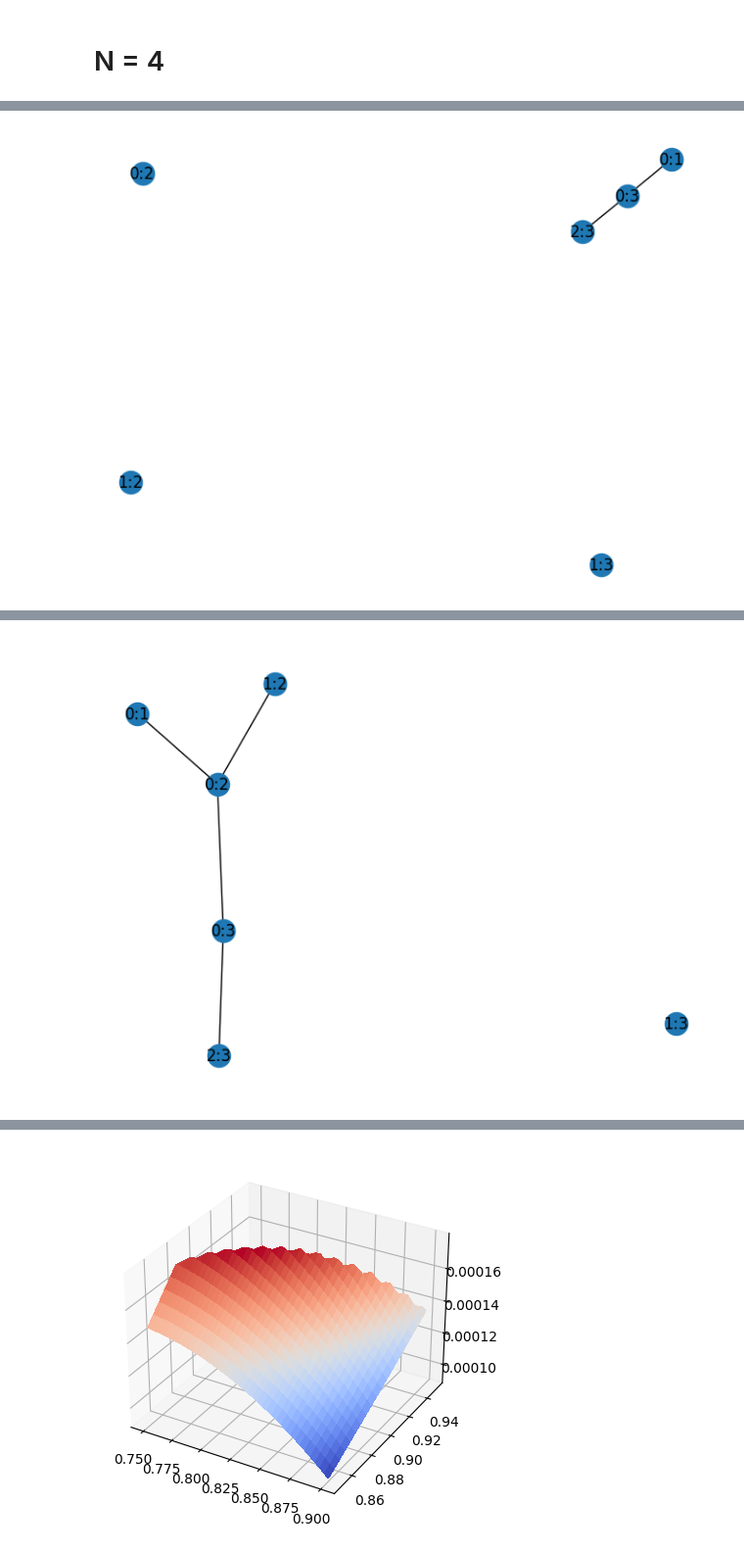
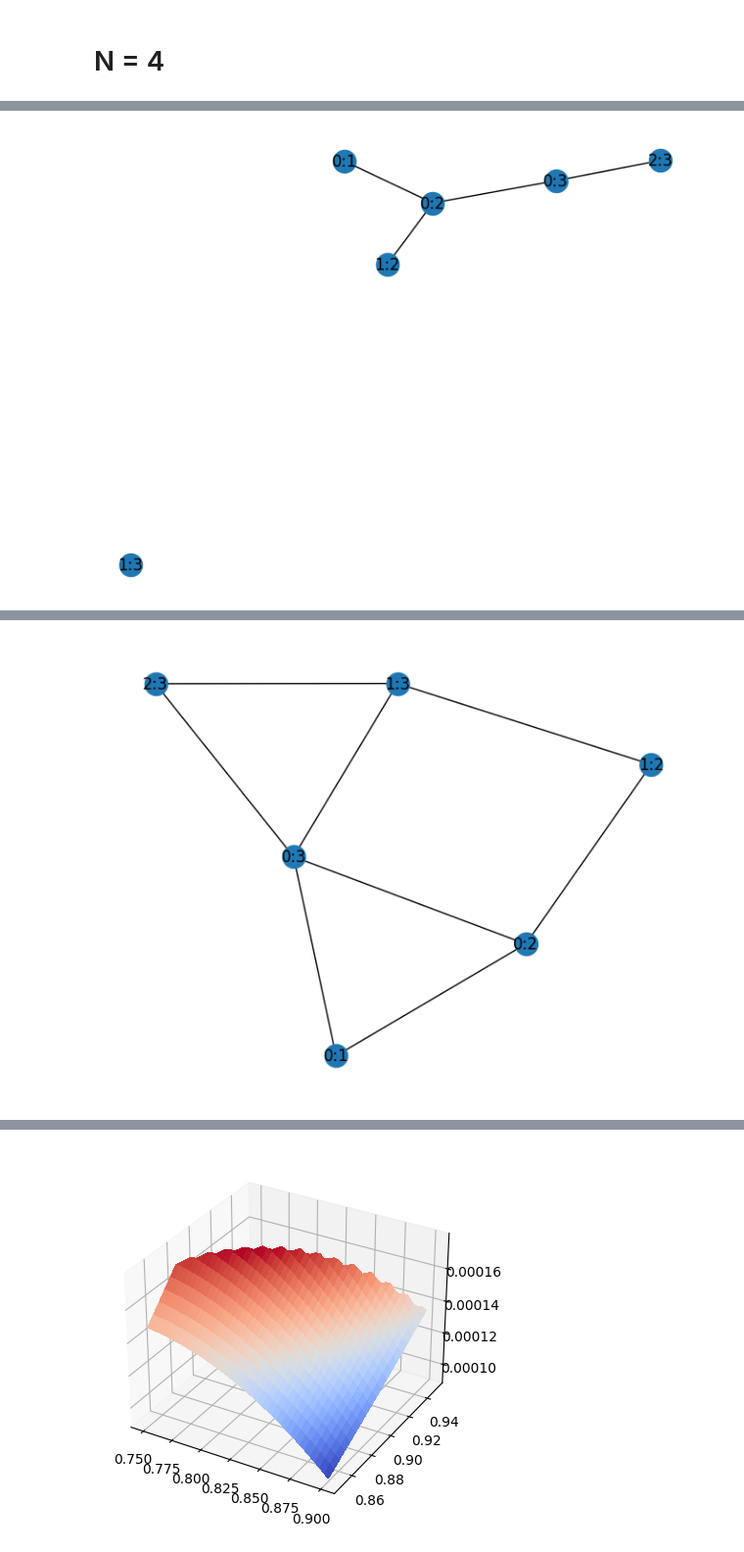
Before and after one commit to hassan-shap/QNUM, a Jupyter notebook: linear-chain.ipynb, the cells around one changed output, grey strips where cells are left out. Shown at 98% size. Saved outputs shown, nothing was run; the diff lists cells and outputs as text; code cells hidden in the pictures.

```diff
--- a/linear-chain.ipynb
+++ b/linear-chain.ipynb
@@ -226,4 +240,9 @@ f[5,5] 0
 # %%
+Eflow = nx.Graph()
+for n1 in range(N):
+    for n2 in range(n1+1,N):
+        Eflow.add_node("%d:%d" % (n1,n2))
+
 Ef_nodes = list(Eflow.nodes())
 for i in range(Ef_size):
     for j in range(Ef_size):
@@ -234,7 +253,7 @@ for i in range(Ef_size):
 nx.draw(Eflow,  with_labels=True)
 plt.show()
 # %% [output]
-[figure, old version]
+[figure, new version]
 # %%
 N = 4# number of nodes
 G = nx.Graph()
@@ -251,10 +270,11 @@ for n1 in range(N):
         Eflow.add_node("%d:%d" % (n1,n2))
 
 
-p = 0.5
-p_list = p* np.ones(N)
-p_list[1] = 0.5
+p1 = 0.4
+p2 = 0.5
 q = 0.1
+p_list = p1* np.ones(N)
+p_list[1] = p2
 
 # indices: (superscript, subscript)
 m = Model()
@@ -276,7 +296,7 @@ for n1 in range(N):
                 if n3 not in [n1,n2]:
                     ac = np.argwhere(Ef_nodes== "%d:%d" % (min(n1,n3), max(n1,n3)) ) [0][0]
                     bc = np.argwhere(Ef_nodes== "%d:%d" % (min(n2,n3), max(n2,n3)) ) [0][0]
-#                     print([ac,bc])
+#                     print([ac,ab],[bc,ab])
                     Ist += q*(f[ac][ab]+f[bc][ab])/2
                     m.addConstr( f[ac][ab]==f[bc][ab] )
 
@@ -296,9 +316,11 @@ for n1 in range(N):
                     rhs += f[ab][ac]+f[ab][bc]
 
                     if ac == st or bc == st:
+#                         print([bc,ab],[ac,ab])
                         m.addConstr( f[bc][ab]==0 )
                         m.addConstr( f[ac][ab]==0 )
                     else:
+#                         print([ac,ab],[bc,ab])
                         m.addConstr( f[ac][ab]==f[bc][ab] )
                         lhs += q*(f[ac][ab]+f[bc][ab])/2
 
@@ -311,7 +333,7 @@ m.optimize()
 #     print('%s %g' % (v.VarName, v.X))
 #     v.VarName
 
-Ef_nodes = list(Eflow.nodes())
+# Ef_nodes = list(Eflow.nodes())
 for i in range(Ef_size):
     for j in range(Ef_size):
 #         print([i,j],m.getVars()[i*Ef_size+j].X)
@@ -344,8 +366,8 @@ Coefficient statistics:
 ... (6 lines left out)
        5    5.0000000e-03   0.000000e+00   0.000000e+00      0s
 
 Solved in 5 iterations and 0.01 seconds (0.00 work units)
 Optimal objective  5.000000000e-03
-[figure, old version]
+[figure, new version]
 # %%
 f_opt = np.zeros((Ef_size,Ef_size))
```
Also changed, not shown: parts of 11 cells of this notebook, 1 other file.
